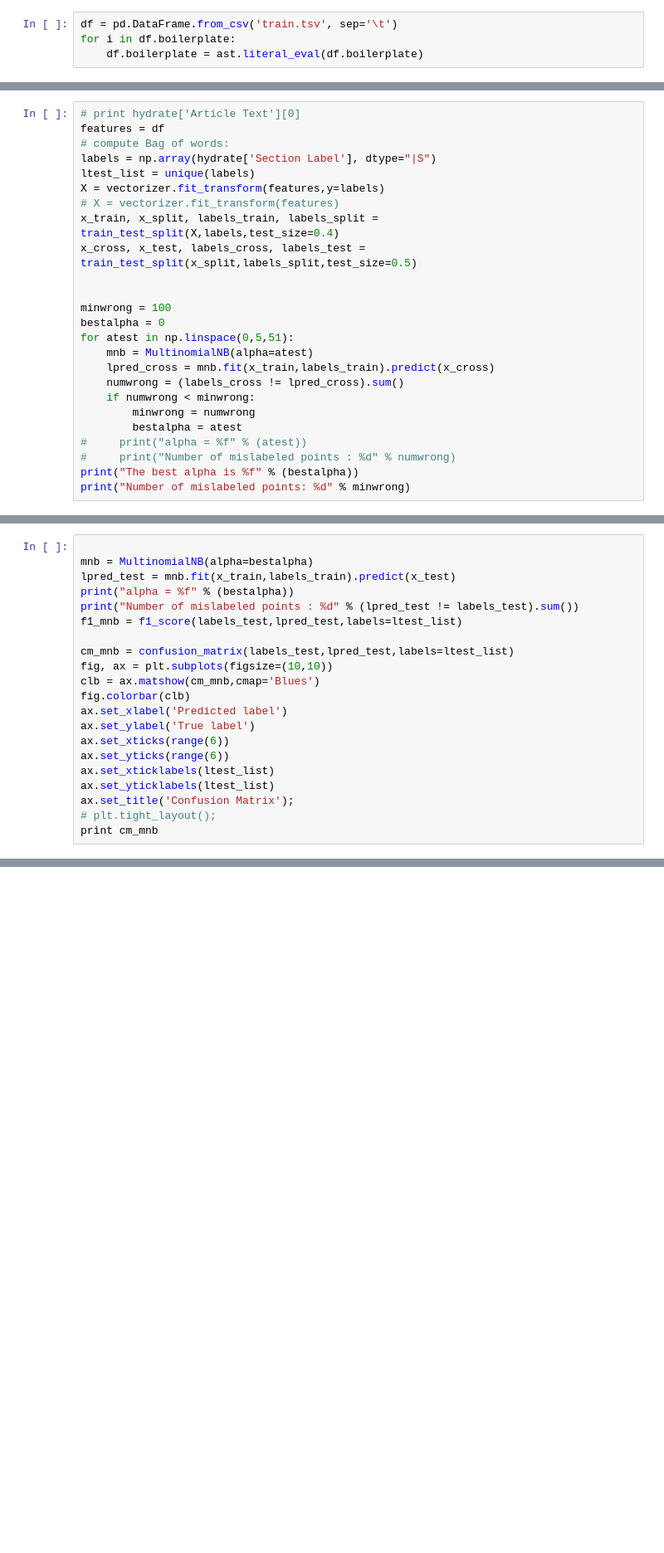
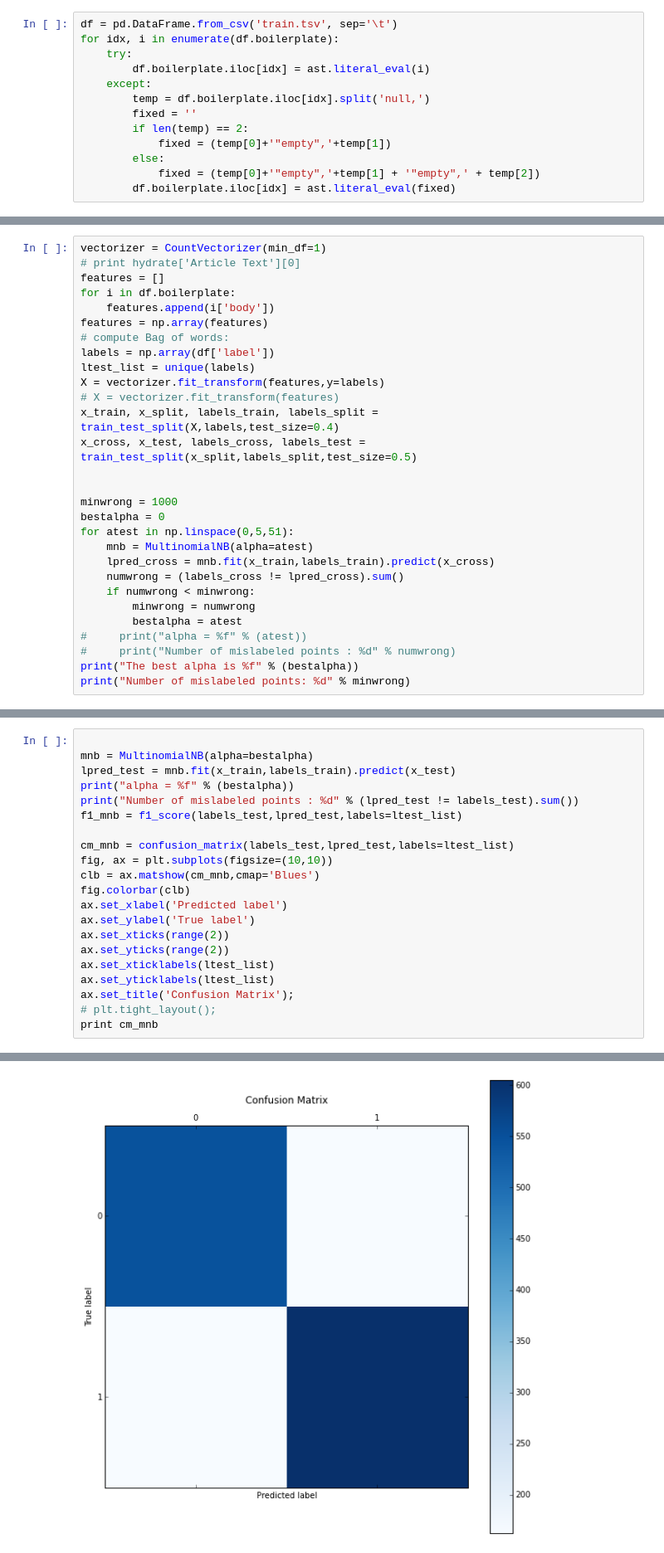
Before and after one commit to hyonschu/stumbleupon_comp, a Jupyter notebook: alex.ipynb, the cells around one changed output, grey strips where cells are left out. Shown: that part at 83% size. Cells and saved outputs as stored; diff of their text form; blank space fills up the shorter version.

```diff
--- a/alex.ipynb
+++ b/alex.ipynb
@@ -6,4 +24,13 @@ import ast
 # %%
 df = pd.DataFrame.from_csv('train.tsv', sep='\t')
-for i in df.boilerplate:
-    df.boilerplate = ast.literal_eval(df.boilerplate)
+for idx, i in enumerate(df.boilerplate):
+    try:
+        df.boilerplate.iloc[idx] = ast.literal_eval(i)
+    except:
+        temp = df.boilerplate.iloc[idx].split('null,')
+        fixed = ''
+        if len(temp) == 2:
+            fixed = (temp[0]+'"empty",'+temp[1])
+        else:
+            fixed = (temp[0]+'"empty",'+temp[1] + '"empty",' + temp[2])
+        df.boilerplate.iloc[idx] = ast.literal_eval(fixed)
@@ -36,8 +54,12 @@ df[df.alchemy_category=='weather']
 # %%
+vectorizer = CountVectorizer(min_df=1)
 # print hydrate['Article Text'][0]
-features = df
+features = []
+for i in df.boilerplate:
+    features.append(i['body'])
+features = np.array(features)
 # compute Bag of words:
-labels = np.array(hydrate['Section Label'], dtype="|S")
+labels = np.array(df['label'])
 ltest_list = unique(labels)
 X = vectorizer.fit_transform(features,y=labels)
 # X = vectorizer.fit_transform(features)
@@ -45,7 +67,7 @@ x_train, x_split, labels_train, labels_split = train_test_split(X,labels,test_si
 x_cross, x_test, labels_cross, labels_test = train_test_split(x_split,labels_split,test_size=0.5)
 
 
-minwrong = 100
+minwrong = 1000
 bestalpha = 0
 for atest in np.linspace(0,5,51):
     mnb = MultinomialNB(alpha=atest)
@@ -72,10 +101,11 @@ clb = ax.matshow(cm_mnb,cmap='Blues')
 fig.colorbar(clb)
 ax.set_xlabel('Predicted label')
 ax.set_ylabel('True label')
-ax.set_xticks(range(6))
-ax.set_yticks(range(6))
+ax.set_xticks(range(2))
+ax.set_yticks(range(2))
 ax.set_xticklabels(ltest_list)
 ax.set_yticklabels(ltest_list)
 ax.set_title('Confusion Matrix');
 # plt.tight_layout();
 print cm_mnb
+# %% [output]
@@ -82,3 +116,4 @@ print cm_mnb
+[figure, added]
 # %%
 conf_tables_mnb = {}
 for true in range(len(cm_mnb)):
```
Also changed, not shown: parts of 11 cells of this notebook.
